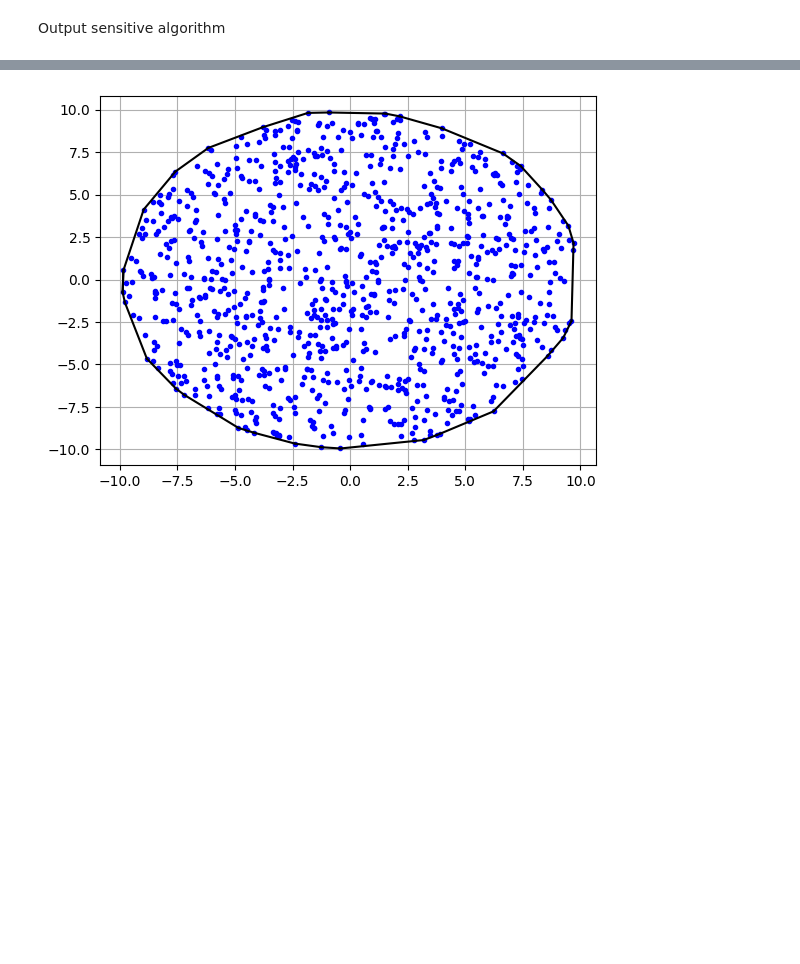
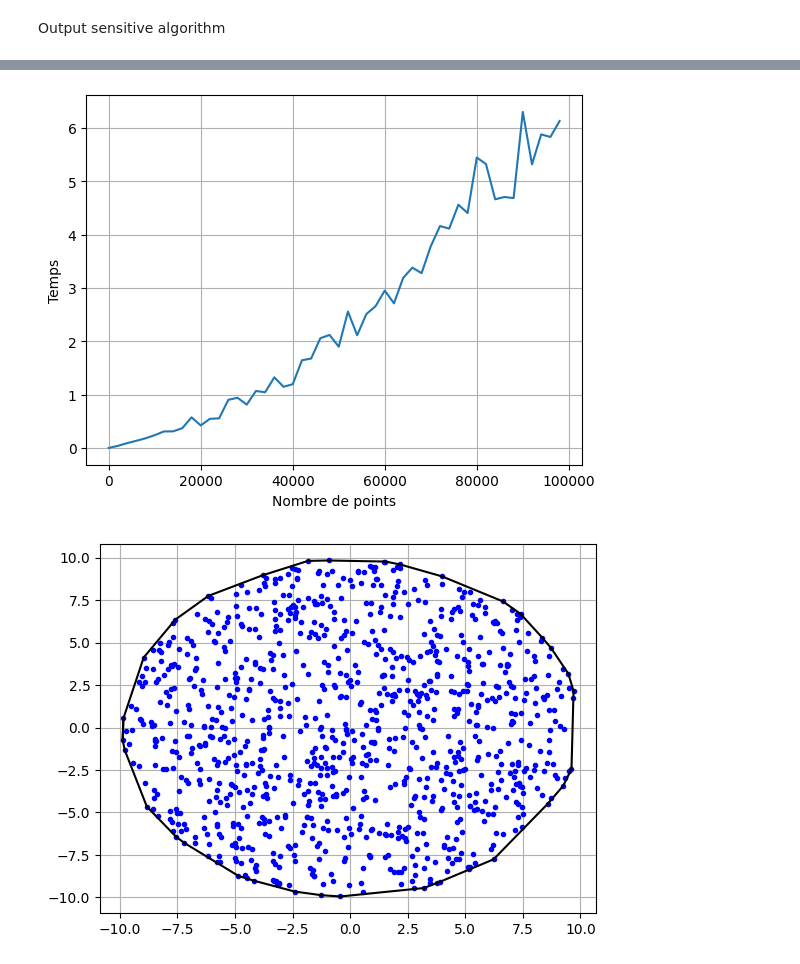
Before and after one commit to jacedoir/INF421_PI_Project, a Jupyter notebook: project.ipynb, the cells around one changed output, grey strips where cells are left out. Saved outputs shown, nothing was run; the diff lists cells and outputs as text; code cells hidden in the pictures; blank space fills up the shorter version.

```diff
--- a/project.ipynb
+++ b/project.ipynb
@@ -360,6 +397,26 @@ def hull_by_basis(dataset):
         left = np.array(left)
         right = np.array(right)
         return hull_by_basis(left)+ [l,r] + hull_by_basis(right)
+# %%
+def complexity_hull_by_basis(n):
+    Time= []
+    number = []
+    for i in tqdm(range(10,n,2000)):
+        dataset = generateA(i)
+        time_start = time.time()
+        hull_by_basis(dataset)
+        time_end = time.time()
+        Time.append(time_end  - time_start)
+        number.append(i)
+    plt.plot(number, Time)
+    plt.xlabel('Nombre de points')
+    plt.ylabel('Temps')
+    plt.grid()
+    plt.show()
+
+complexity_hull_by_basis(100000)
+# %% [output]
+[figure, added]
 # %%
 def print_hull_by_basis(dataset):
    for i in range(np.size(dataset, axis=0)):
```
Also changed, not shown: parts of 3 cells of this notebook, 1 other file.
